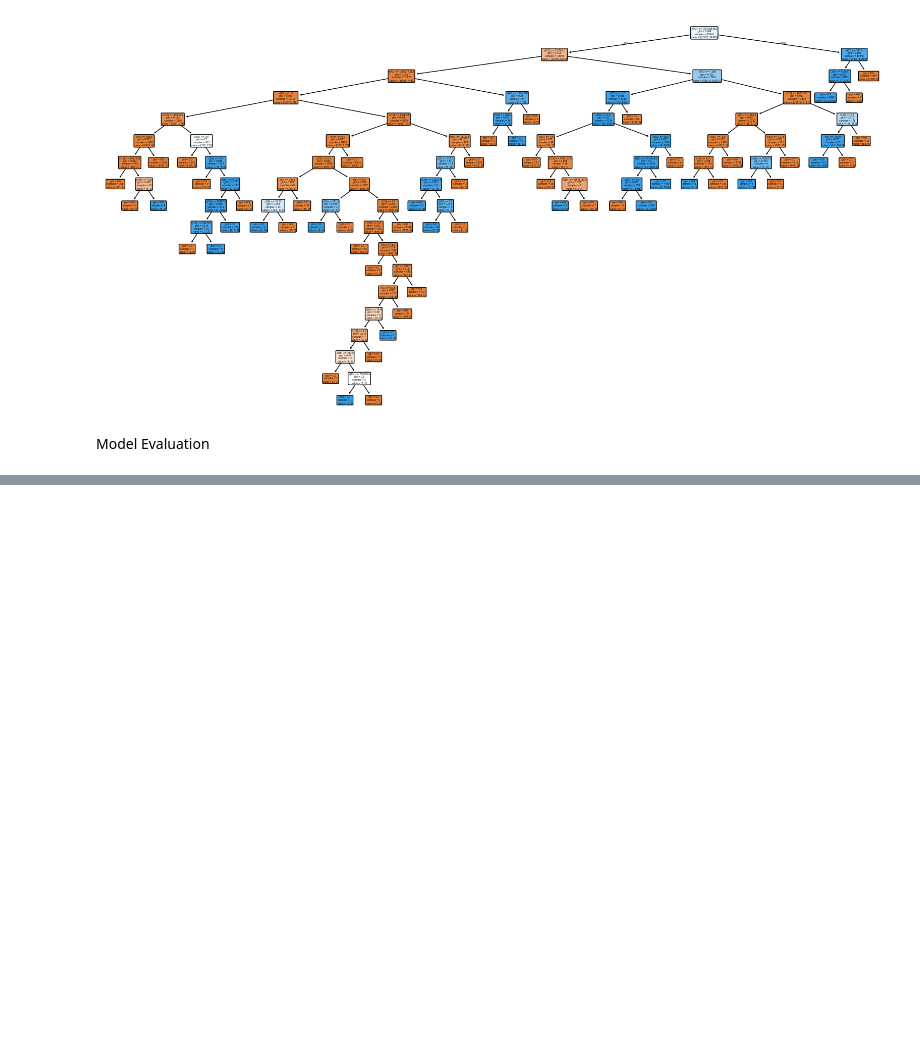
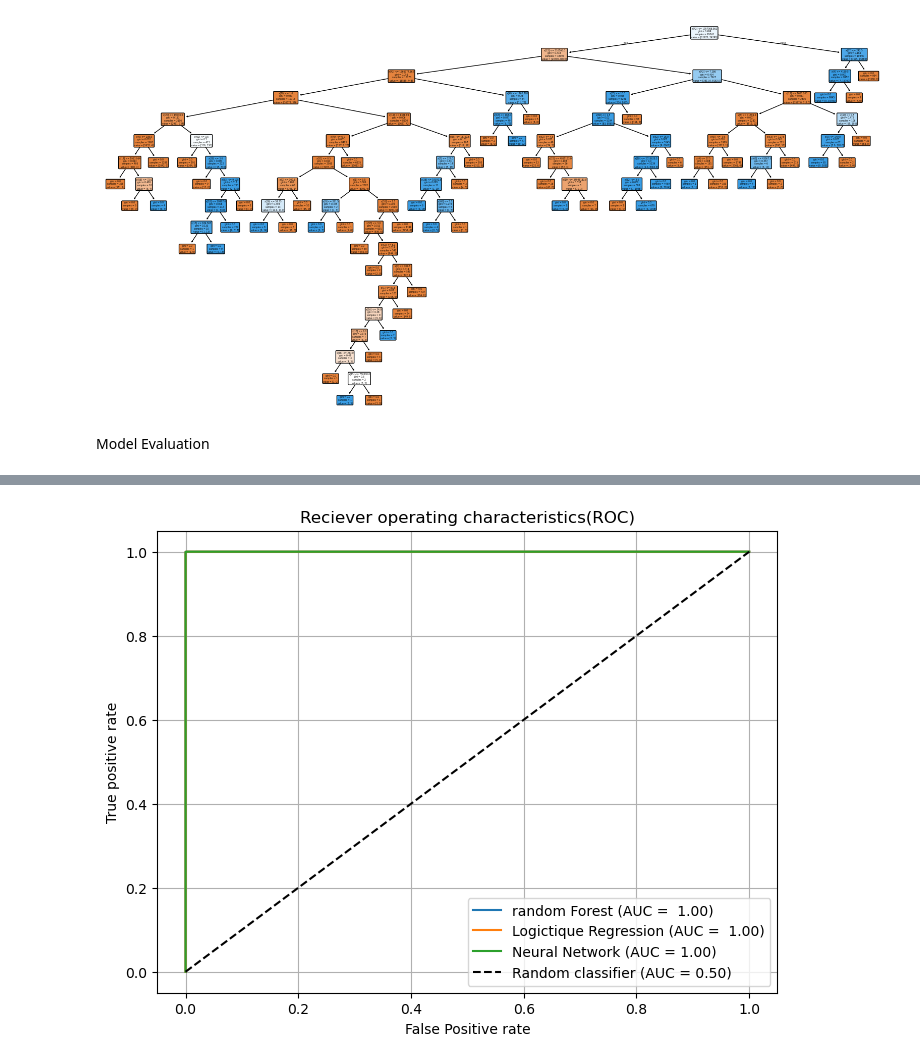
Before and after one commit to fidaear/detect-DDOS-using-Machine-Learning, a Jupyter notebook: main_file.ipynb, the cells around one changed output, grey strips where cells are left out. Cells and saved outputs as stored; diff of their text form; code cells hidden in the pictures; blank space fills up the shorter version.

```diff
--- a/main_file.ipynb
+++ b/main_file.ipynb
@@ -202,0 +305,35 @@ Model Evaluation
+# %%
+#Random forest
+rf_proba=rf_model.predict_proba(X_test)
+# Logistic Regression
+lr_proba=rf_model.predict_proba(X_test)
+#Neural network
+nn_proba=rf_model.predict_proba(X_test)
+# %%
+#Combine ROC for curve
+# calcule ROC curve for Random forest
+rf_fpr, rf_tpr, _ =roc_curve(y_test,rf_proba[:,1])
+rf_auc=auc(rf_fpr,rf_tpr)
+#calculate ROC curve for logistic regression
+lr_fpr,lr_tpr, _ =roc_curve(y_test,rf_proba[:,1])
+lr_auc=auc(lr_fpr,lr_tpr)
+# calucle ROC curve for Neural Network
+nn_fpr,nn_tpr, _ =roc_curve(y_test, nn_proba[:,1])
+nn_auc=auc(nn_fpr,nn_tpr)
+# %%
+#plot ROC curve for all Models
+plt.figure(figsize=(8,6))
+plt.plot(rf_fpr, rf_tpr,label=f'random Forest (AUC = {rf_auc: .2f})')
+plt.plot(lr_fpr, lr_tpr, label=f'Logictique Regression (AUC = {lr_auc: .2f})')
+plt.plot(nn_fpr, nn_tpr, label=f'Neural Network (AUC ={nn_auc: .2f})')
+# plot curve for random classifier (50% area)
+plt.plot([0, 1], [0, 1], linestyle='--', color='black', label='Random classifier (AUC = 0.50)')
+
+plt.xlabel('False Positive rate')
+plt.ylabel('True positive rate')
+plt.title('Reciever operating characteristics(ROC)')
+plt.legend()
+plt.grid()
+plt.show()
+# %% [output]
+[figure, added]
```
Also changed, not shown: parts of 15 cells of this notebook.
